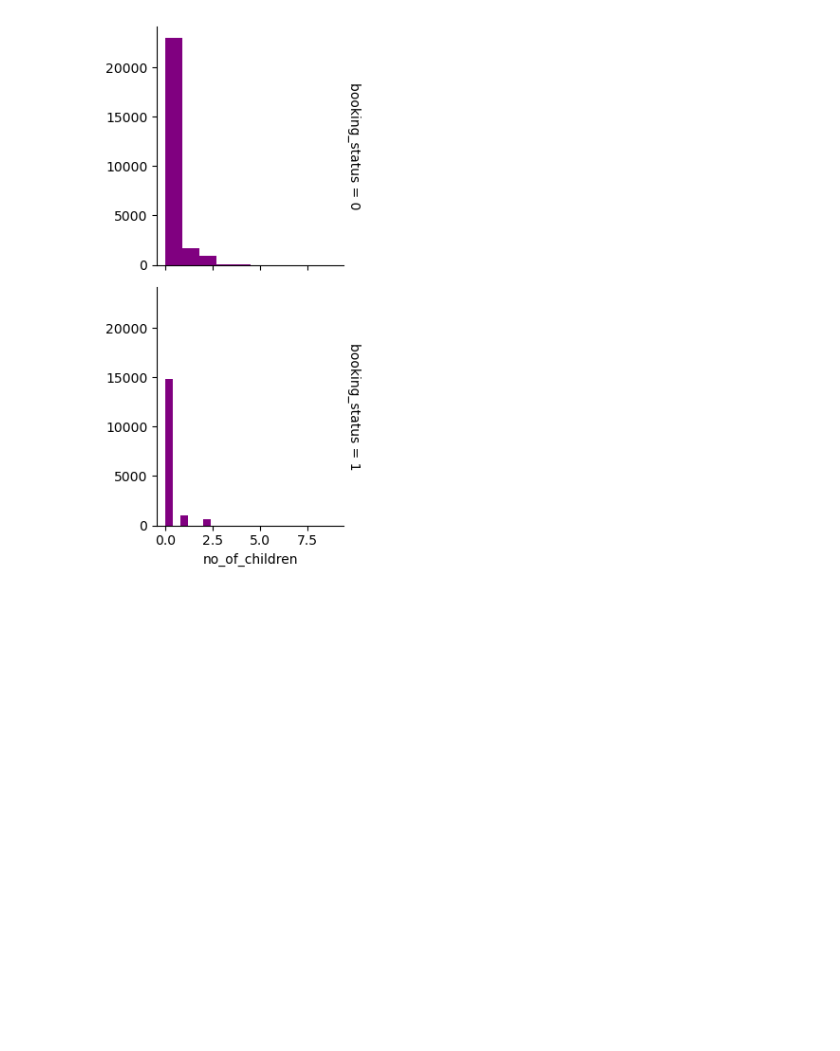
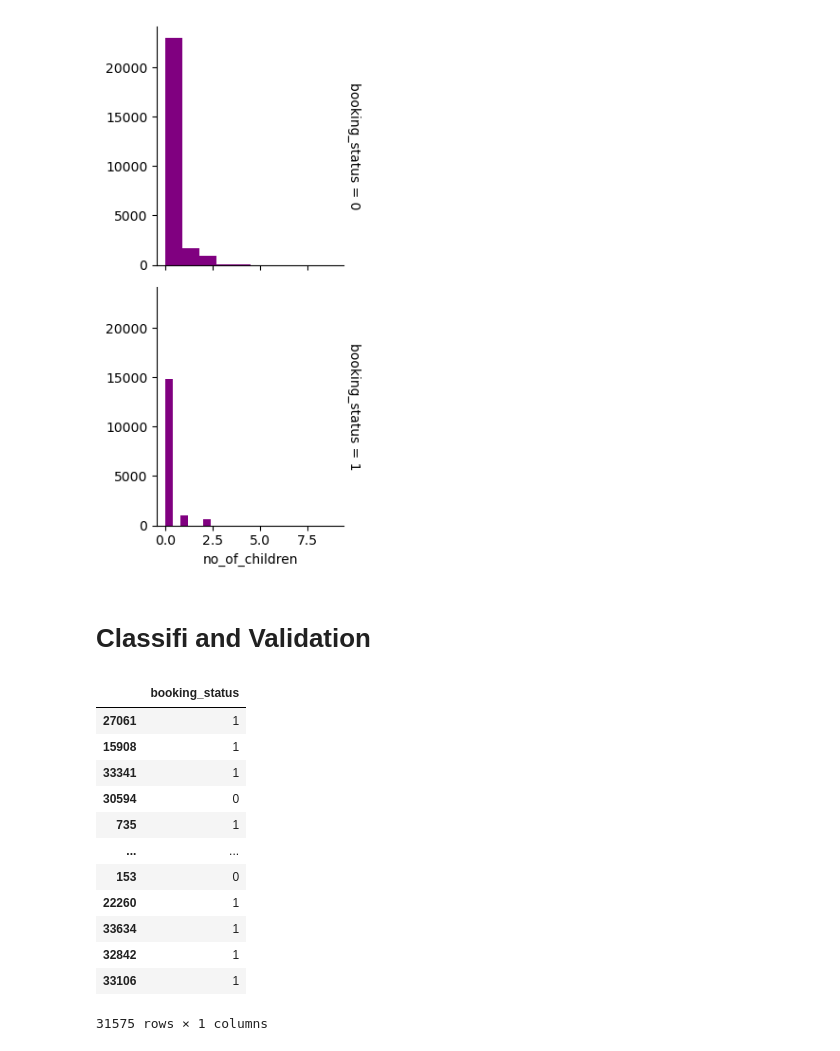
Before and after one commit to centralpenguin/DataScience, a Jupyter notebook: BookingStatus/Untitled.ipynb, the cells around one changed output. Drawn from its saved outputs; the diff is of its cells as text; code cells hidden in the pictures; blank space fills up the shorter version.

```diff
--- a/BookingStatus/Untitled.ipynb
+++ b/BookingStatus/Untitled.ipynb
@@ -138,3 +138,22 @@ g = sns.FacetGrid(train_data, row="booking_status", margin_titles=True)
 g.map(plt.hist, "no_of_children",color="purple");
 # %% [output]
 [figure]
+# %% [markdown]
+# Classifi and Validation
+# %%
+from sklearn.model_selection import train_test_split
+X_train, X_test, y_train, y_test = train_test_split(train_data.drop("booking_status", axis = 1), train_data[["booking_status"]], test_size=0.25, random_state=13)
+# %% [output]
+|  | booking_status |
+| 27061 | 1 |
+| 15908 | 1 |
+| 33341 | 1 |
+| 30594 | 0 |
+| 735 | 1 |
+| ... | ... |
+| 153 | 0 |
+| 22260 | 1 |
+| 33634 | 1 |
+| 32842 | 1 |
+| 33106 | 1 |
+31575 rows × 1 columns
```
